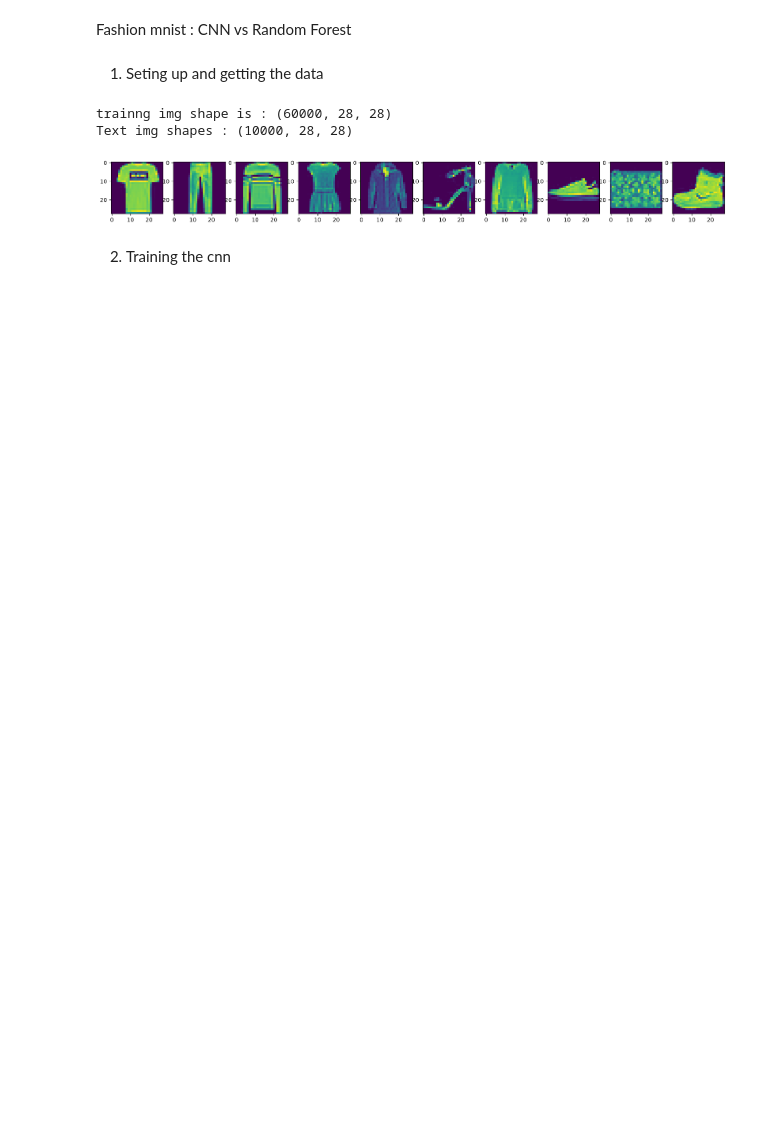
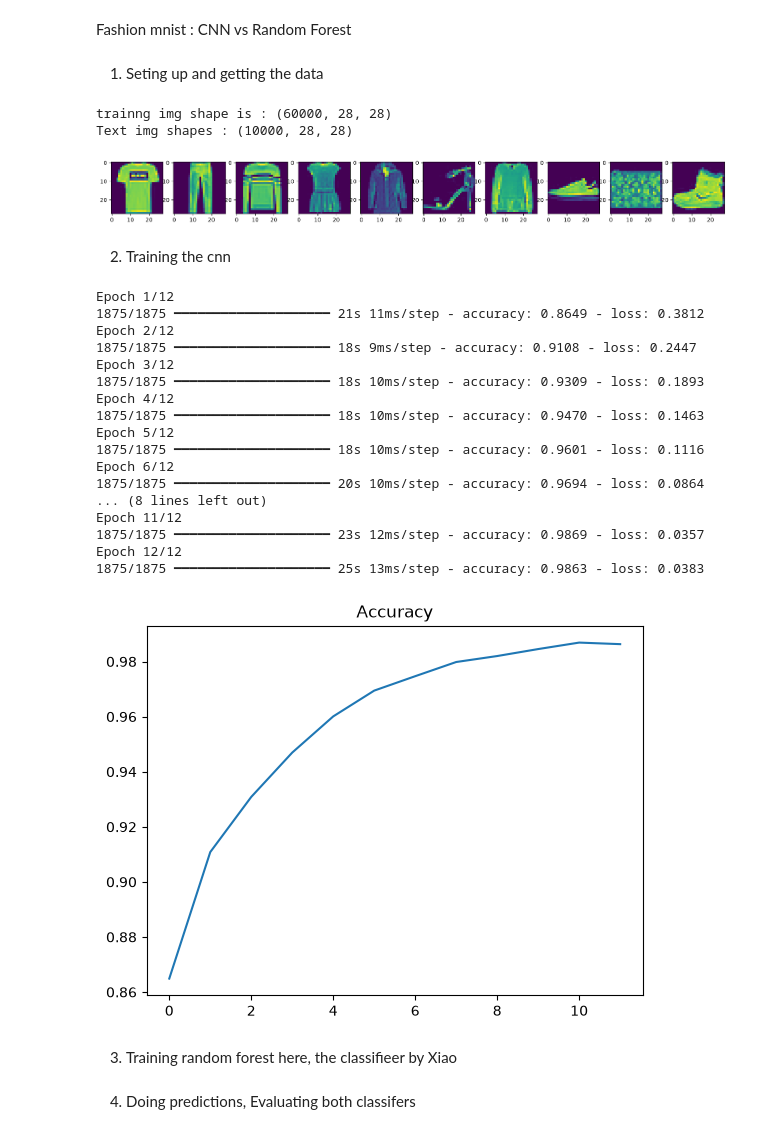
Before and after one commit to nathan-mersha/Project_Computer_Vision, a Jupyter notebook: fashion_cnn_vs_rf.ipynb, the cells around one changed output. Drawn from its saved outputs; the diff is of its cells as text; code cells hidden in the pictures; blank space fills up the shorter version.

Commit message:
completed code section, added worst category, accuracy and traing for each classifer, precission and recall

```diff
--- a/fashion_cnn_vs_rf.ipynb
+++ b/fashion_cnn_vs_rf.ipynb
@@ -44,6 +43,8 @@ matplotplt.show()
 # %% [markdown]
 2. Training the cnn
 # %%
+import matplotlib.pyplot as matplot
+import time
 lenTrainImages = len(trainImages)
 lenTestImages = len(test_images)
 pixel_width = 28
@@ -53,30 +54,63 @@ cnnTestImgs = test_images.reshape(lenTestImages, pixel_width,pixel_height,1)
 
 # sequential because the layers run sequentially one, after another
 cnn = tf.keras.Sequential()
 
 # now input layer
 cnn.add(tf.keras.layers.Input(shape=(pixel_width, pixel_height, 1)))
 
 # 32 small, 3 by 3 filters that tryies to find simple patters
 cnn.add(tf.keras.layers.Conv2D(32,3,activation="relu"))
 
 # shrinks the image by half
 cnn.add(tf.keras.layers.MaxPooling2D())
 
 # second layer
 filter_sizes = 64 # the higher the number the slower but will learn better patterns.
 cnn.add(tf.keras.layers.Conv2D(filter_sizes,3,activation="relu"))
 
 # shirking it again, traing is faster when shrinked.
 # cnn.add(tf.keras.layers.MaxPooling2D())
 
 cnn.add(tf.keras.layers.Flatten())
 
 cnn.add(tf.keras.layers.Dense(128, activation="relu"))
 cnn.add(tf.keras.layers.Dense(10, activation="softmax"))
 
 cnn.compile(
     optimizer="adam",
     loss="sparse_categorical_crossentropy",
     metrics=["accuracy"],
 )
+
+startTimeForTraining = time.time()
+# training start here
+history = cnn.fit(cnnTrainImgs, trainLabels, epochs=12)
+# training ends here
+
+trainingEndTime = time.time()
+cnnTime = trainingEndTime - startTimeForTraining
+# now let's draw the results
+matplot.plot(history.history['accuracy'])
+matplot.title("Accuracy")
+matplot.show()
+# %% [output]
+Epoch 1/12
+1875/1875 ━━━━━━━━━━━━━━━━━━━━ 21s 11ms/step - accuracy: 0.8649 - loss: 0.3812
+Epoch 2/12
+1875/1875 ━━━━━━━━━━━━━━━━━━━━ 18s 9ms/step - accuracy: 0.9108 - loss: 0.2447
+Epoch 3/12
+1875/1875 ━━━━━━━━━━━━━━━━━━━━ 18s 10ms/step - accuracy: 0.9309 - loss: 0.1893
+Epoch 4/12
+1875/1875 ━━━━━━━━━━━━━━━━━━━━ 18s 10ms/step - accuracy: 0.9470 - loss: 0.1463
+Epoch 5/12
+1875/1875 ━━━━━━━━━━━━━━━━━━━━ 18s 10ms/step - accuracy: 0.9601 - loss: 0.1116
+Epoch 6/12
+1875/1875 ━━━━━━━━━━━━━━━━━━━━ 20s 10ms/step - accuracy: 0.9694 - loss: 0.0864
+... (8 lines left out)
+Epoch 11/12
+1875/1875 ━━━━━━━━━━━━━━━━━━━━ 23s 12ms/step - accuracy: 0.9869 - loss: 0.0357
+Epoch 12/12
+1875/1875 ━━━━━━━━━━━━━━━━━━━━ 25s 13ms/step - accuracy: 0.9863 - loss: 0.0383
+[figure, added]
+# %% [markdown]
+3. Training random forest here, the classifieer by Xiao
@@ -82,0 +135,2 @@ cnn.compile(
+# %% [markdown]
+4. Doing predictions, Evaluating both classifers
```
Also changed, not shown: parts of 12 cells of this notebook.
